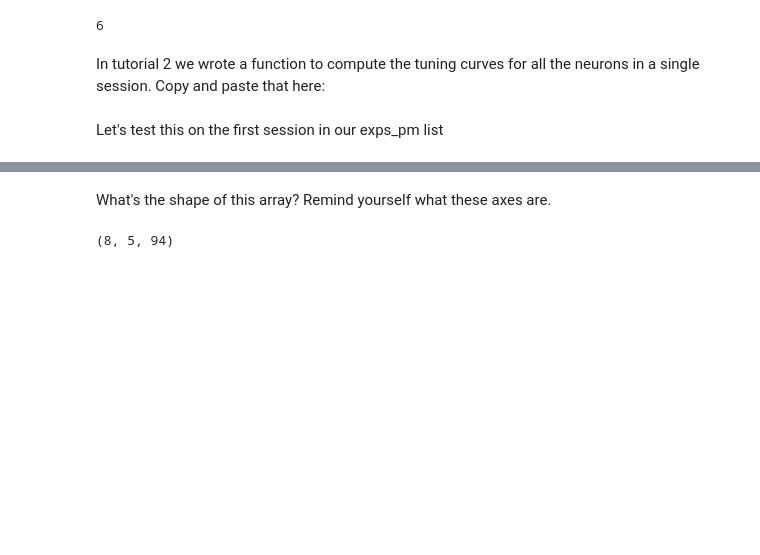
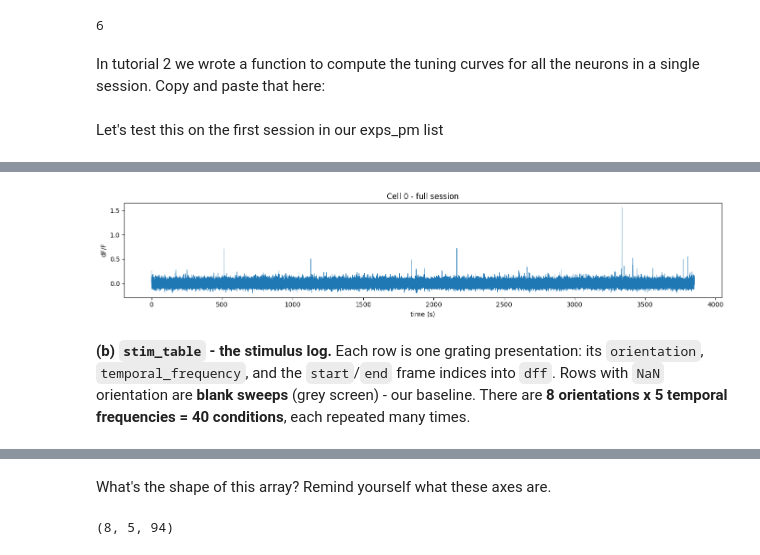
Before and after one commit to zbluee/Predicting_Brain_Regions, a Jupyter notebook: Predicting_Brain_Regions.ipynb, the cells around one changed output, grey strips where cells are left out. Cells and saved outputs as stored; diff of their text form; code cells hidden in the pictures; blank space fills up the shorter version.

```diff
--- a/Predicting_Brain_Regions.ipynb
+++ b/Predicting_Brain_Regions.ipynb
@@ -163,0 +199,9 @@ Number of cells:  94
+# %%
+plt.figure(figsize=(14, 3))
+plt.plot(t, dff[0], lw=0.4)
+plt.xlabel("time (s)"); plt.ylabel("dF/F")
+plt.title("Cell 0 - full session"); plt.tight_layout(); plt.show()
+# %% [output]
+[figure, added]
+# %% [markdown]
+**(b) `stim_table` - the stimulus log.** Each row is one grating presentation: its `orientation`, `temporal_frequency`, and the `start`/`end` frame indices into `dff`. Rows with `NaN` orientation are **blank sweeps** (grey screen) - our baseline. There are **8 orientations x 5 temporal frequencies = 40 conditions**, each repeated many times.
```
Also changed, not shown: parts of 46 cells of this notebook.
